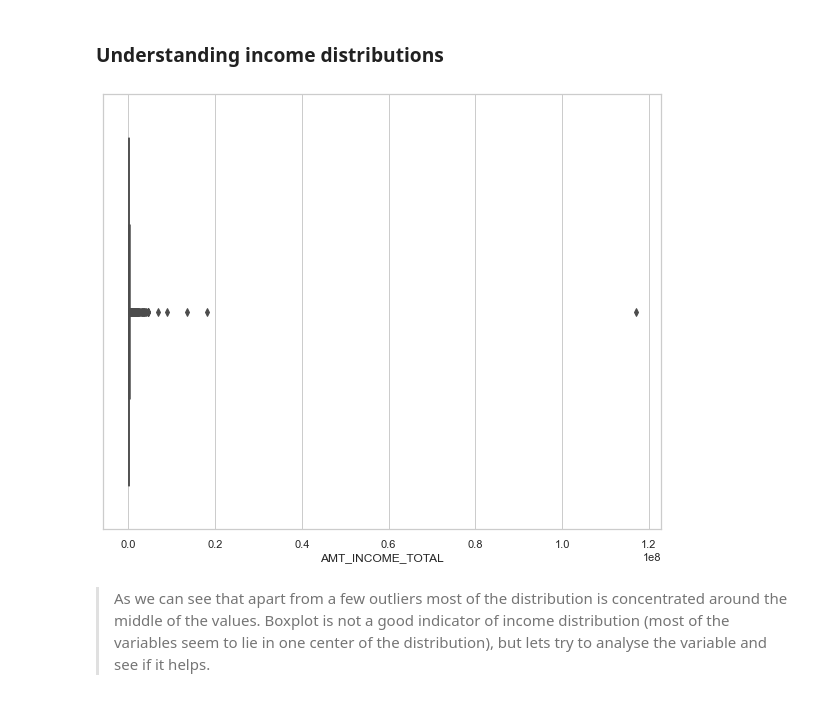
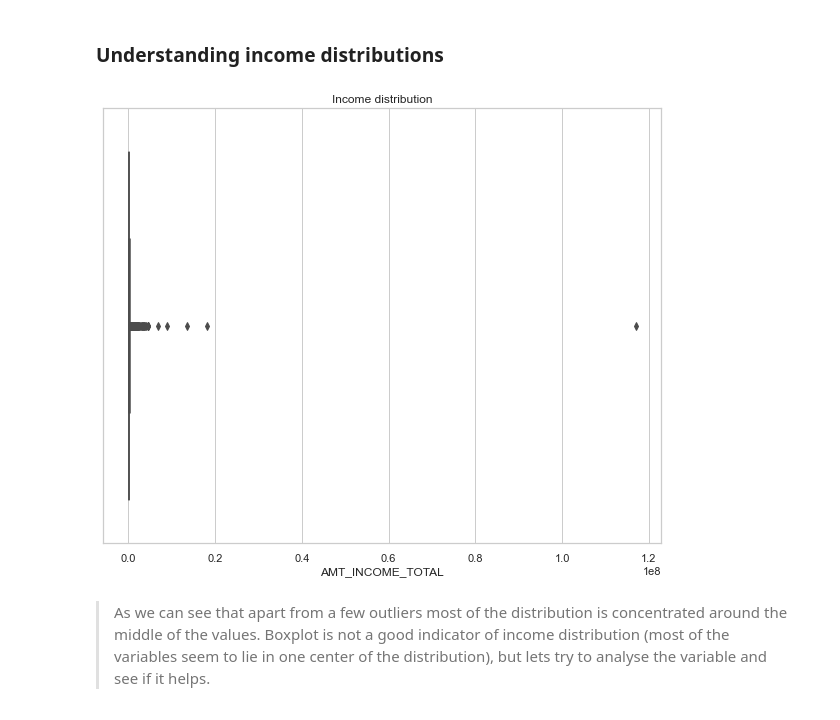
Before and after one commit to abhinav-m/data-science-bootcamp, a Jupyter notebook: upgrad-data-science-primer/Final-EDA-Graded/loan-applicants-data-visualization.ipynb, the cells around one changed output. Saved outputs shown, nothing was run; the diff lists cells and outputs as text; code cells hidden in the pictures.

```diff
--- a/upgrad-data-science-primer/Final-EDA-Graded/loan-applicants-data-visualization.ipynb
+++ b/upgrad-data-science-primer/Final-EDA-Graded/loan-applicants-data-visualization.ipynb
@@ -38,11 +38,12 @@ Name: AMT_INCOME_TOTAL, dtype: float64
 # %%
 ## Current applicants
 sns.set(style="whitegrid")
 plt.figure(figsize=(10,8))
 sns.boxplot(x=current_app_df['AMT_INCOME_TOTAL'].astype('int'))
+plt.title("Income distribution")
 plt.show()
 # %% [output]
-[figure, old version]
+[figure, new version]
 # %% [markdown]
 > As we can see that apart from a few outliers most of the distribution is concentrated around the middle of the values.
 Boxplot is not a good indicator of income distribution (most of the variables seem to lie in one center of the distribution), but lets try to analyse the variable and see if it helps.
```
Also changed, not shown: parts of 3 cells of this notebook.
